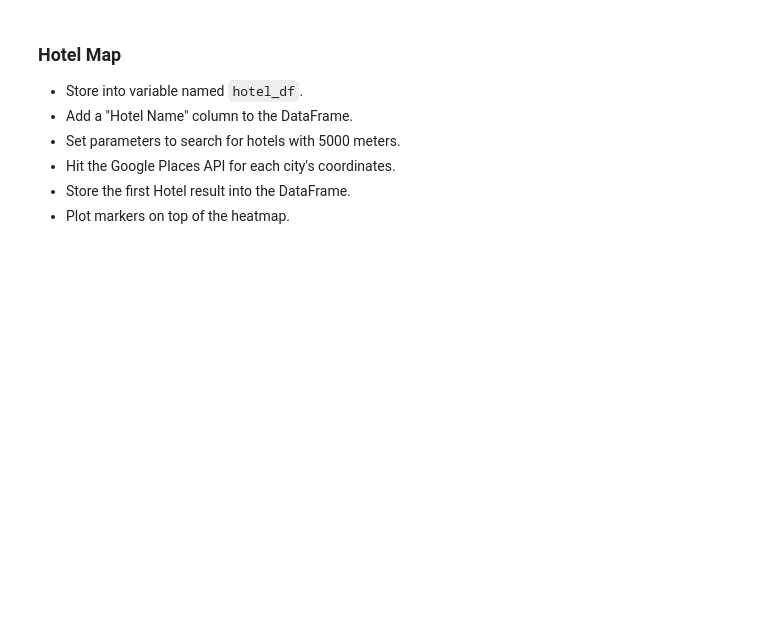
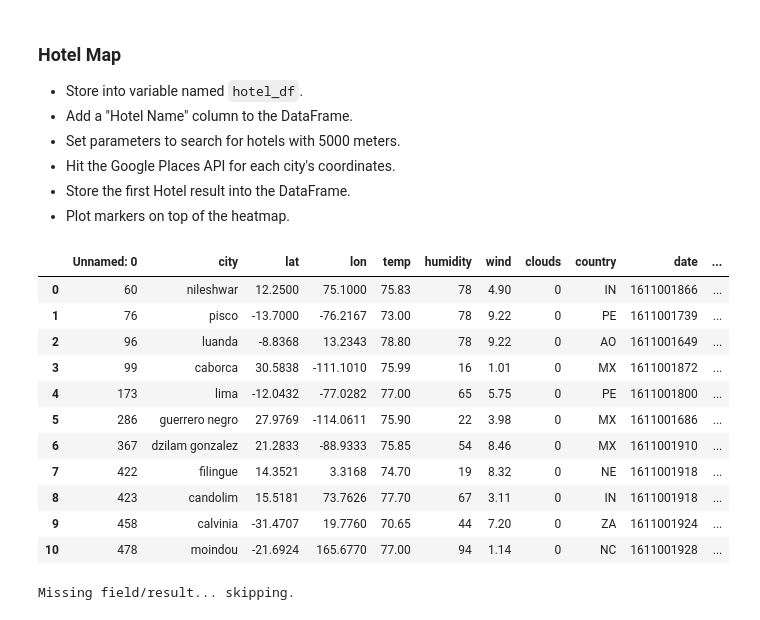
Before and after one commit to sidali6787/Python-APIs-Project, a Jupyter notebook: starter_code/VacationPy.ipynb, the cells around one changed output. Cells and saved outputs as stored; diff of their text form; code cells hidden in the pictures; blank space fills up the shorter version.

```diff
--- a/starter_code/VacationPy.ipynb
+++ b/starter_code/VacationPy.ipynb
@@ -29,0 +24,4 @@ FileNotFoundError: [Errno 2] File ../WeatherPy/output_data/cities.csv does not e
+# %%
+cities_df = pd.read_csv("city_data.csv")
+cities_df.dropna()
+cities_df.head()
@@ -36,3 +61,9 @@ FileNotFoundError: [Errno 2] File ../WeatherPy/output_data/cities.csv does not e
 ### Create new DataFrame fitting weather criteria
 * Narrow down the cities to fit weather conditions.
 * Drop any rows will null values.
+# %%
+weather_file=cities_df.loc[(cities_df['temp']>=70)&(cities_df['temp']<=80)]
+wind_file=weather_file.loc[(weather_file['wind']<=10)]
+ideal_weather=wind_file.loc[(wind_file['clouds']==0)]
+ideal_weather.dropna
+ideal_weather.head()
@@ -44,3 +82,55 @@ FileNotFoundError: [Errno 2] File ../WeatherPy/output_data/cities.csv does not e
 * Hit the Google Places API for each city's coordinates.
 * Store the first Hotel result into the DataFrame.
 * Plot markers on top of the heatmap.
+# %%
+hotel_df = ideal_weather.reset_index(drop=True)
+hotel_df["Hotel Name"] = ""
+hotel_df
+# %% [output]
+|  | Unnamed: 0 | city | lat | lon | temp | humidity | wind | clouds | country | date | ... |
+| 0 | 60 | nileshwar | 12.2500 | 75.1000 | 75.83 | 78 | 4.90 | 0 | IN | 1611001866 | ... |
+| 1 | 76 | pisco | -13.7000 | -76.2167 | 73.00 | 78 | 9.22 | 0 | PE | 1611001739 | ... |
+| 2 | 96 | luanda | -8.8368 | 13.2343 | 78.80 | 78 | 9.22 | 0 | AO | 1611001649 | ... |
+| 3 | 99 | caborca | 30.5838 | -111.1010 | 75.99 | 16 | 1.01 | 0 | MX | 1611001872 | ... |
+| 4 | 173 | lima | -12.0432 | -77.0282 | 77.00 | 65 | 5.75 | 0 | PE | 1611001800 | ... |
+| 5 | 286 | guerrero negro | 27.9769 | -114.0611 | 75.90 | 22 | 3.98 | 0 | MX | 1611001686 | ... |
+| 6 | 367 | dzilam gonzalez | 21.2833 | -88.9333 | 75.85 | 54 | 8.46 | 0 | MX | 1611001910 | ... |
+| 7 | 422 | filingue | 14.3521 | 3.3168 | 74.70 | 19 | 8.32 | 0 | NE | 1611001918 | ... |
+| 8 | 423 | candolim | 15.5181 | 73.7626 | 77.70 | 67 | 3.11 | 0 | IN | 1611001918 | ... |
+| 9 | 458 | calvinia | -31.4707 | 19.7760 | 70.65 | 44 | 7.20 | 0 | ZA | 1611001924 | ... |
+| 10 | 478 | moindou | -21.6924 | 165.6770 | 77.00 | 94 | 1.14 | 0 | NC | 1611001928 | ... |
+# %%
+# params dictionary to update each iteration
+params = {
+    "radius": 50000,
+    "types": "hotel",
+    "keyword": "hotels",
+    "key": g_key
+}
+
+# Use the lat/lng we recovered to identify hotels
+for index, row in hotel_df.iterrows():
+
+    # get lat, lng
+    lat = row["lat"]
+    lng = row["lon"]
+
+    # change location each iteration while leaving original params in place
+    params["location"] = f"{lat},{lng}"
+
+    # Use the search term: "Hotels" and our lat/lng
+    base_url = "https://maps.googleapis.com/maps/api/place/nearbysearch/json"
+
+    # make request and print url
+    hotel_name = requests.get(base_url, params=params)
+
+    # convert to json
+    hotel_name = hotel_name.json()
+
+    # Since some data may be missing we incorporate a try-except to skip any that are missing a data point.
+    try:
+        hotel_df.loc[index, "Hotel Name"] = hotel_name["results"][0]["name"]
+    except (KeyError, IndexError):
+        print("Missing field/result... skipping.")
+# %% [output]
+Missing field/result... skipping.
```
Also changed, not shown: parts of 10 cells of this notebook.
